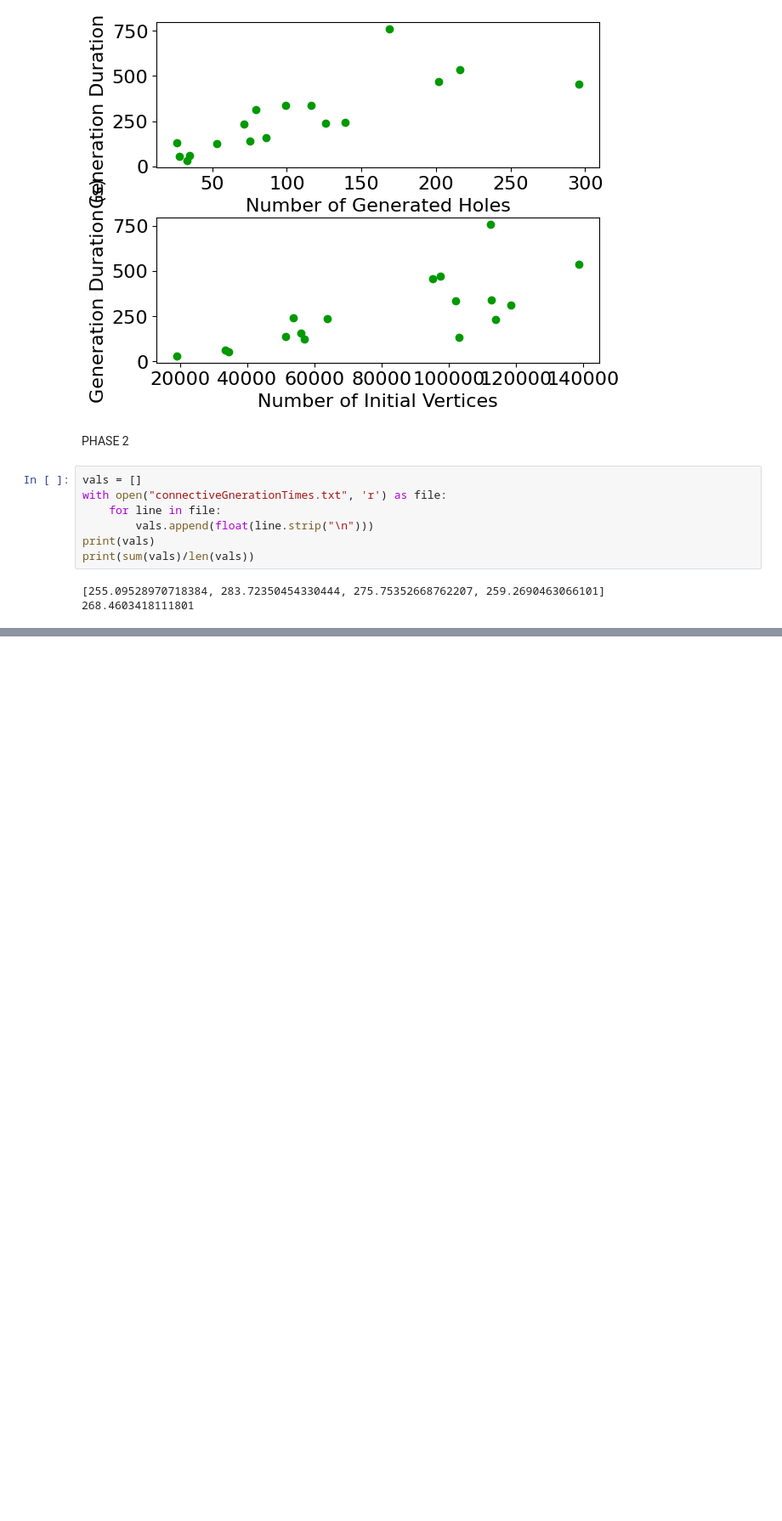
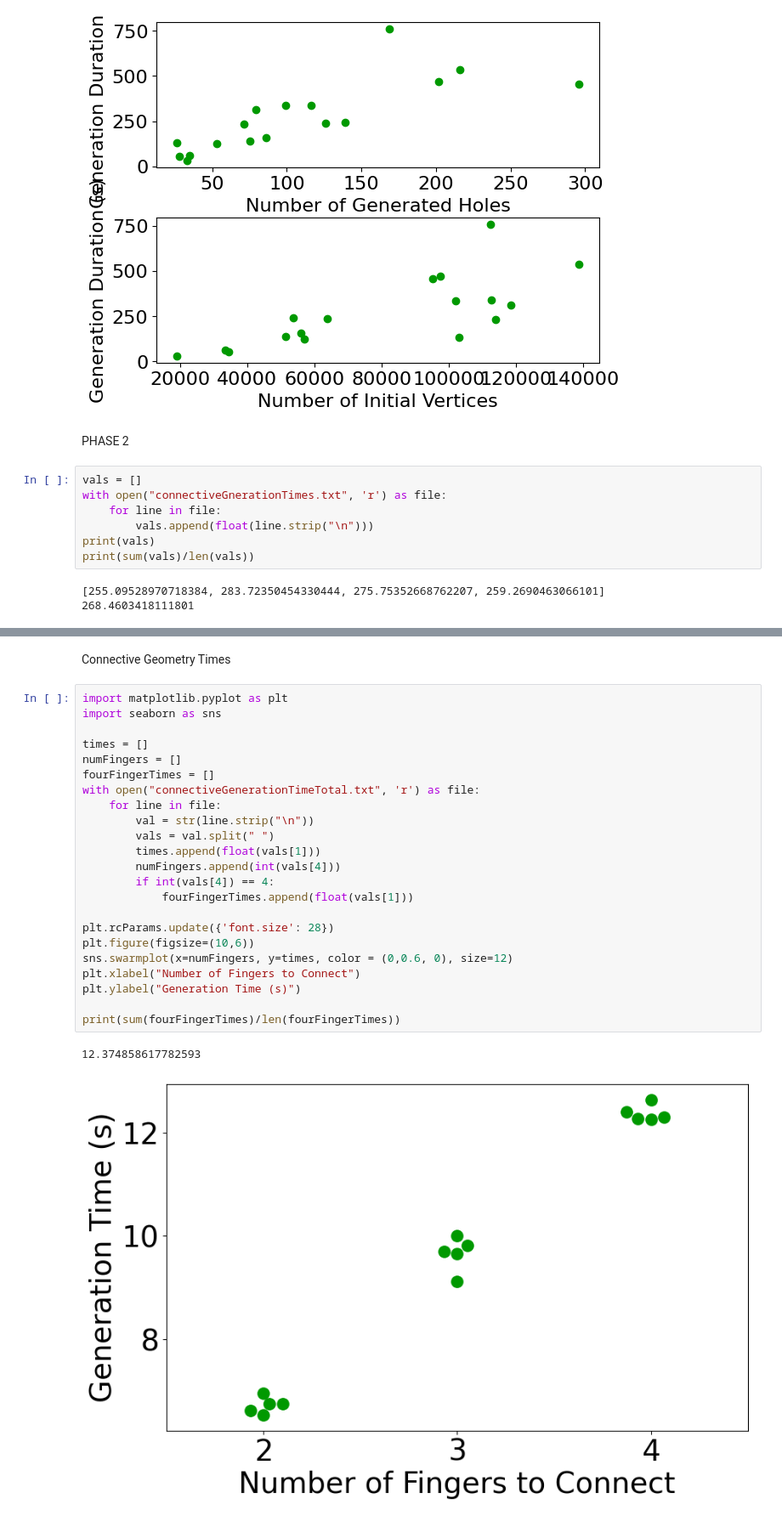
Before and after one commit to kaleFruit/Partial-Prostheses, a Jupyter notebook: strengthAnalysis/analysis.ipynb, the cells around one changed output, grey strips where cells are left out. Shown at 85% size. Saved outputs shown, nothing was run; the diff lists cells and outputs as text; blank space fills up the shorter version.

```diff
--- a/strengthAnalysis/analysis.ipynb
+++ b/strengthAnalysis/analysis.ipynb
@@ -297,0 +298,28 @@ Text(0, 0.5, 'Generation Time (s)')
+# %% [markdown]
+Connective Geometry Times
+# %%
+import matplotlib.pyplot as plt
+import seaborn as sns
+
+times = []
+numFingers = []
+fourFingerTimes = []
+with open("connectiveGenerationTimeTotal.txt", 'r') as file:
+    for line in file:
+        val = str(line.strip("\n"))
+        vals = val.split(" ")
+        times.append(float(vals[1]))
+        numFingers.append(int(vals[4]))
+        if int(vals[4]) == 4:
+            fourFingerTimes.append(float(vals[1]))
+
+plt.rcParams.update({'font.size': 28})
+plt.figure(figsize=(10,6))
+sns.swarmplot(x=numFingers, y=times, color = (0,0.6, 0), size=12)
+plt.xlabel("Number of Fingers to Connect")
+plt.ylabel("Generation Time (s)")
+
+print(sum(fourFingerTimes)/len(fourFingerTimes))
+# %% [output]
+12.374858617782593
+[figure, added]
```
Also changed, not shown: parts of 3 cells of this notebook, 21 other files.
